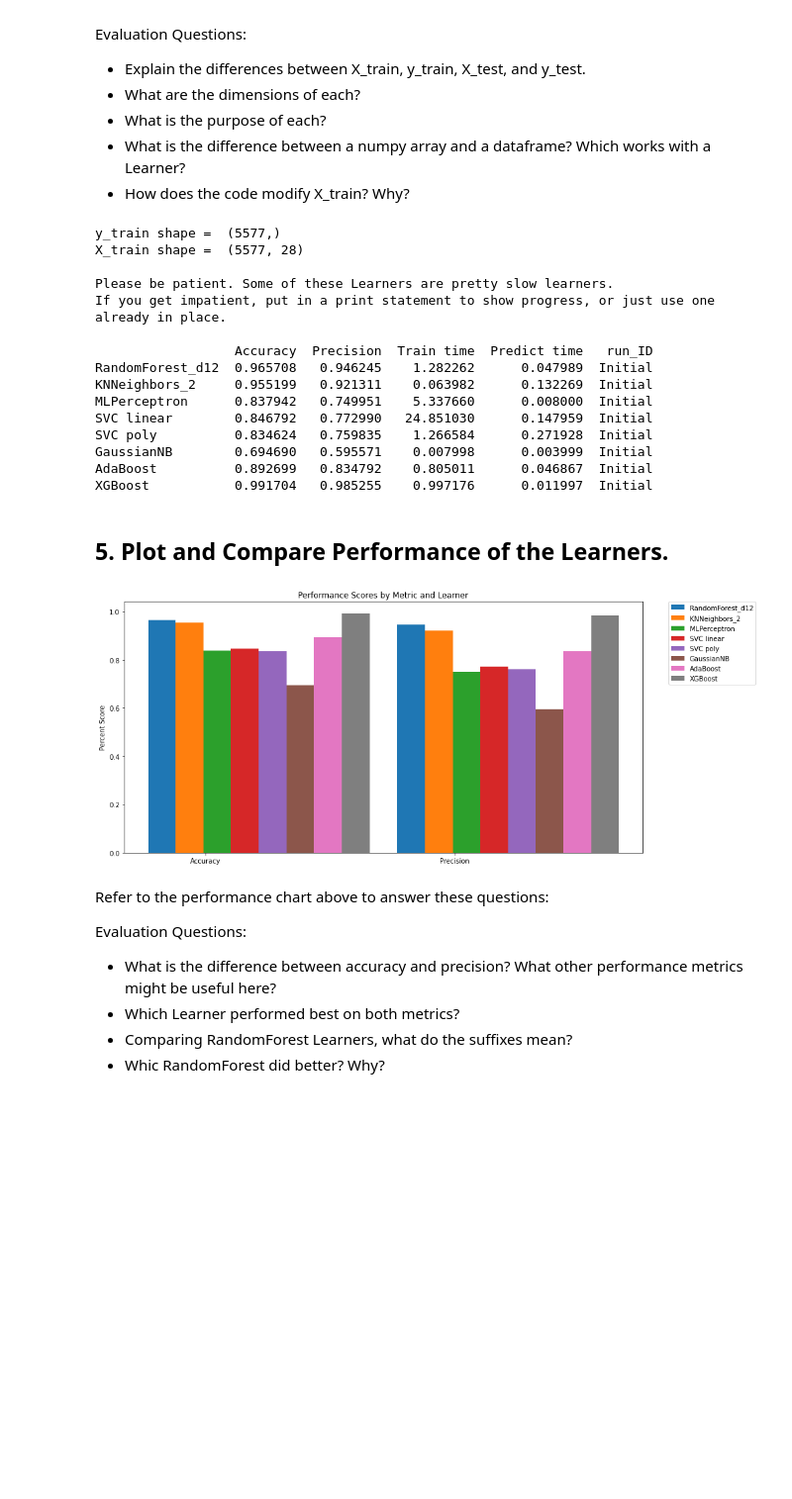
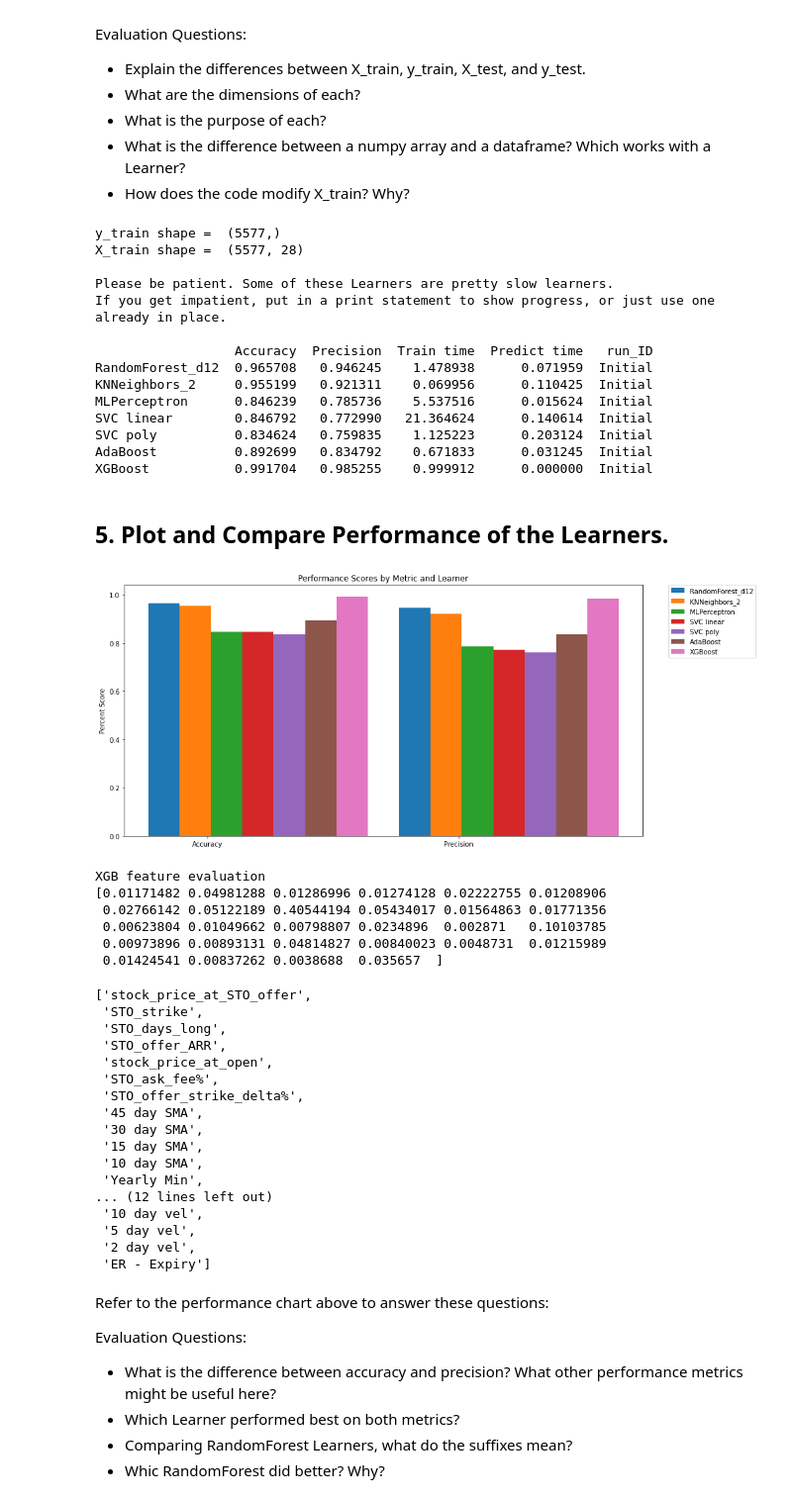
Before and after one commit to CajunCal/OptionTradingNotebooksXOM, a Jupyter notebook: OptionsTrainLearners.ipynb, the cells around one changed output. Shown at 99% size. Saved outputs shown, nothing was run; the diff lists cells and outputs as text; code cells hidden in the pictures; blank space fills up the shorter version.

Commit message:
Added XGBoost

```diff
--- a/OptionsTrainLearners.ipynb
+++ b/OptionsTrainLearners.ipynb
@@ -176,7 +176,7 @@ def RunLearners(Xr_train, Xr_test, yr_train, yr_test, all_run_stats, run_ID):
                'MLPerceptron'     : MLPClassifier(alpha=1, max_iter=1000),
                'SVC linear'       : svm.SVC(kernel = 'linear'),
                'SVC poly'         : svm.SVC(kernel = 'poly'),
-               'GaussianNB'       : GaussianNB(),
+               #'GaussianNB'       : GaussianNB(),
                'AdaBoost'         : AdaBoostClassifier(),
                'XGBoost'          : XGBClassifier()
                #'SVC sigmoid'      : svm.SVC(kernel = 'sigmoid')
@@ -268,14 +268,13 @@ Please be patient. Some of these Learners are pretty slow learners.
 If you get impatient, put in a print statement to show progress, or just use one already in place.
 
                   Accuracy  Precision  Train time  Predict time   run_ID
-RandomForest_d12  0.965708   0.946245    1.282262      0.047989  Initial
-KNNeighbors_2     0.955199   0.921311    0.063982      0.132269  Initial
-MLPerceptron      0.837942   0.749951    5.337660      0.008000  Initial
-SVC linear        0.846792   0.772990   24.851030      0.147959  Initial
-SVC poly          0.834624   0.759835    1.266584      0.271928  Initial
-GaussianNB        0.694690   0.595571    0.007998      0.003999  Initial
-AdaBoost          0.892699   0.834792    0.805011      0.046867  Initial
-XGBoost           0.991704   0.985255    0.997176      0.011997  Initial
+RandomForest_d12  0.965708   0.946245    1.478938      0.071959  Initial
+KNNeighbors_2     0.955199   0.921311    0.069956      0.110425  Initial
+MLPerceptron      0.846239   0.785736    5.537516      0.015624  Initial
+SVC linear        0.846792   0.772990   21.364624      0.140614  Initial
+SVC poly          0.834624   0.759835    1.125223      0.203124  Initial
+AdaBoost          0.892699   0.834792    0.671833      0.031245  Initial
+XGBoost           0.991704   0.985255    0.999912      0.000000  Initial
 # %% [markdown]
 ## 5. Plot and Compare Performance of the Learners.
 # %%
@@ -298,34 +297,64 @@ def PlotGroupedBarChart(group_list, agent_list, scores):
     x = np.arange(len(labels))  # the label locations
 
     fig, ax = plt.subplots()
     num_bars = len(agent_list)
     bar_posn = 0
     for agent in agent_list:
         agent_scores = [scores.loc[agent, labels[0]], scores.loc[agent, labels[1]]]
         rects.append(ax.bar(x - width/2  + bar_width * bar_posn, agent_scores, bar_width, label=agent))
         bar_posn += 1
 
     # Add some text for labels, title and custom x-axis tick labels, etc.
     ax.set_ylabel('Percent Score')
     ax.set_title('Performance Scores by Metric and Learner')
     ax.set_xticks(x)
     ax.set_xticklabels(labels)
     ax.legend()
 
     plt.legend(bbox_to_anchor=(1.05, 1), loc='upper left', borderaxespad=0.)
 
     #plt.legend(loc = 'lower right')
     fig.tight_layout()
     plt.show()
 
 #Run the plot function to compare performance of the Learners.
 
 metrics = ['Accuracy', 'Precision']
 agents  = learner_stats.index.tolist()
 
 PlotGroupedBarChart(metrics, agents, learner_stats)
+
+print()
+print('XGB feature evaluation')
+xgb = XGBClassifier()
+xgb.fit(X_test,y_test)
+print(xgb.feature_importances_)
+list(X_test.columns)
 # %% [output]
-[figure, old version]
+[figure, new version]
+XGB feature evaluation
+[0.01171482 0.04981288 0.01286996 0.01274128 0.02222755 0.01208906
+ 0.02766142 0.05122189 0.40544194 0.05434017 0.01564863 0.01771356
+ 0.00623804 0.01049662 0.00798807 0.0234896  0.002871   0.10103785
+ 0.00973896 0.00893131 0.04814827 0.00840023 0.0048731  0.01215989
+ 0.01424541 0.00837262 0.0038688  0.035657  ]
+['stock_price_at_STO_offer',
+ 'STO_strike',
+ 'STO_days_long',
+ 'STO_offer_ARR',
+ 'stock_price_at_open',
+ 'STO_ask_fee%',
+ 'STO_offer_strike_delta%',
+ '45 day SMA',
+ '30 day SMA',
+ '15 day SMA',
+ '10 day SMA',
+ 'Yearly Min',
+... (12 lines left out)
+ '10 day vel',
+ '5 day vel',
+ '2 day vel',
+ 'ER - Expiry']
 # %% [markdown]
 Refer to the performance chart above to answer these questions:
 
```
Also changed, not shown: parts of 2 cells of this notebook, 1 other file.
